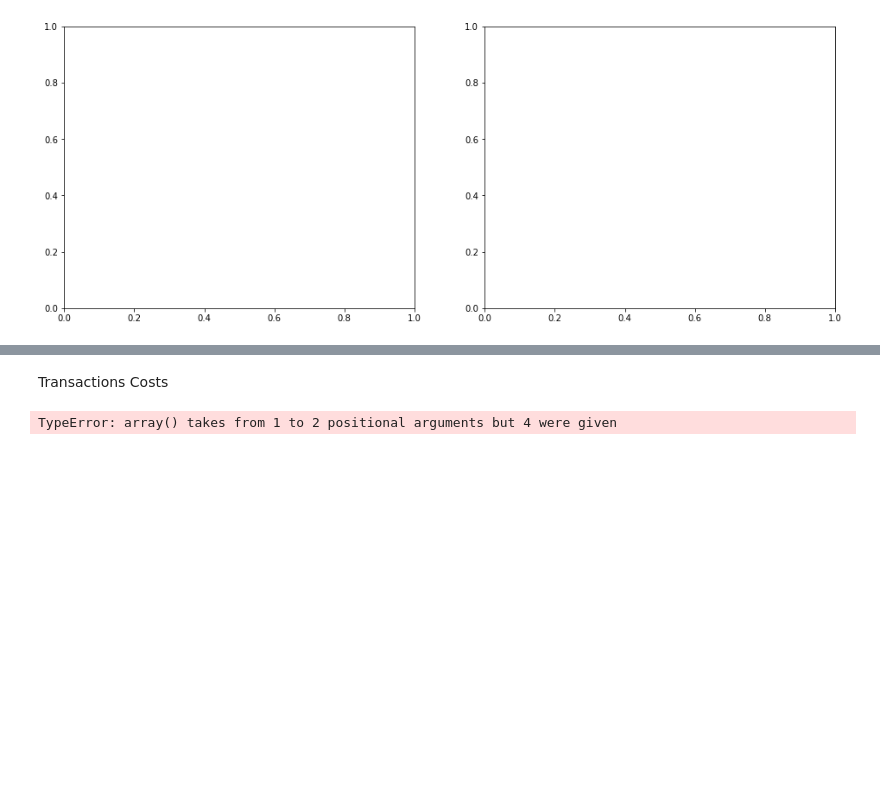
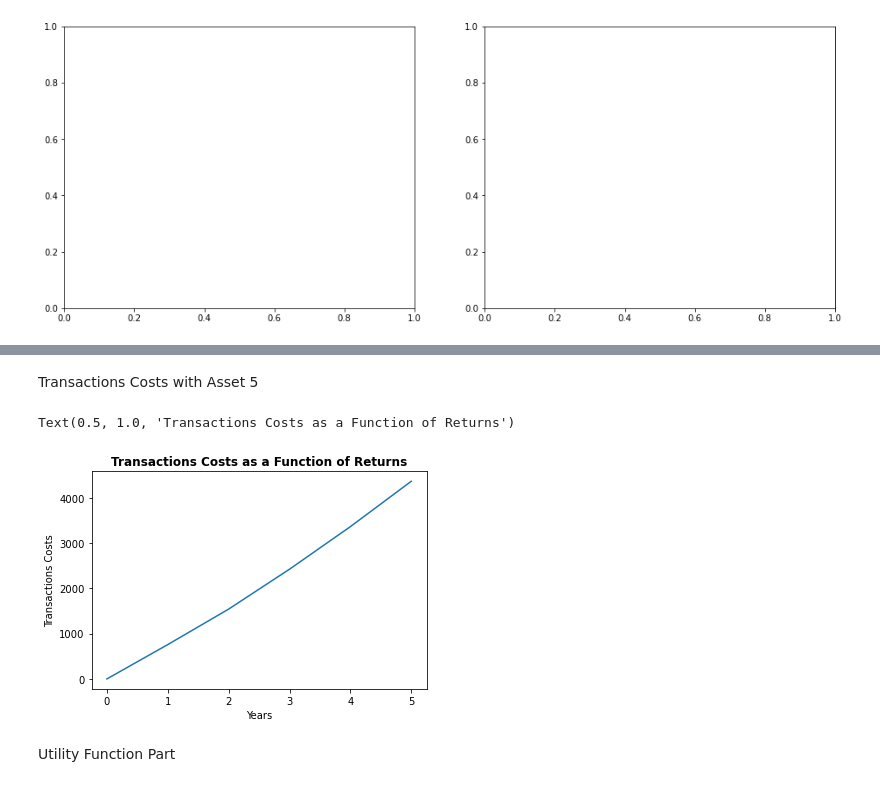
Before and after one commit to Christoffer9/Exam, a Jupyter notebook: Exam.ipynb, the cells around one changed output, grey strips where cells are left out. Drawn from its saved outputs; the diff is of its cells as text; code cells hidden in the pictures; blank space fills up the shorter version.

```diff
--- a/Exam.ipynb
+++ b/Exam.ipynb
@@ -316,3 +358,3 @@ np.median(buy_and_hold_index[:, 5])
 # %% [markdown]
-Transactions Costs
+Transactions Costs with Asset 5
 # %%
@@ -335,12 +381,21 @@ k = 0.02
 # %%
-a5_y0_ret = (a5_y0_mean*a0-a0)*0.02
-a5_y1_ret = (a5_y1_mean*a0-a0)*0.02
-a5_y2_ret = (a5_y2_mean*a0-a0)*0.02
-a5_y3_ret = (a5_y3_mean*a0-a0)*0.02
-a5_y4_ret = (a5_y4_mean*a0-a0)*0.02
-a5_y5_ret = (a5_y5_mean*a0-a0)*0.02
+# Defining the
+a5_y0_cost = (a5_y0_mean*a0-a0)*k
+a5_y1_cost = (a5_y1_mean*a0-a0)*k
+a5_y2_cost = (a5_y2_mean*a0-a0)*k
+a5_y3_cost = (a5_y3_mean*a0-a0)*k
+a5_y4_cost = (a5_y4_mean*a0-a0)*k
+a5_y5_cost = (a5_y5_mean*a0-a0)*k
-# %%
-x = np.array(1,2,4,5).reshape((-1,1))
-y = np.array(a5_y0_ret,a5_y1_ret,a5_y2_ret,a5_y3_ret,a5_y4_ret,a5_y5_ret)
-# %% [output]
-TypeError: array() takes from 1 to 2 positional arguments but 4 were given
+# %%
+x = [0,1,2,3,4,5]
+y = [a5_y0_cost,a5_y1_cost,a5_y2_cost,a5_y3_cost,a5_y4_cost,a5_y5_cost]
+# %%
+plt.plot(x,y)
+plt.xlabel('Years')
+plt.ylabel('Transactions Costs')
+plt.title('Transactions Costs as a Function of Returns', fontweight='bold')
+# %% [output]
+Text(0.5, 1.0, 'Transactions Costs as a Function of Returns')
+[figure, added]
+# %% [markdown]
+Utility Function Part
```
Also changed, not shown: parts of 13 cells of this notebook.
